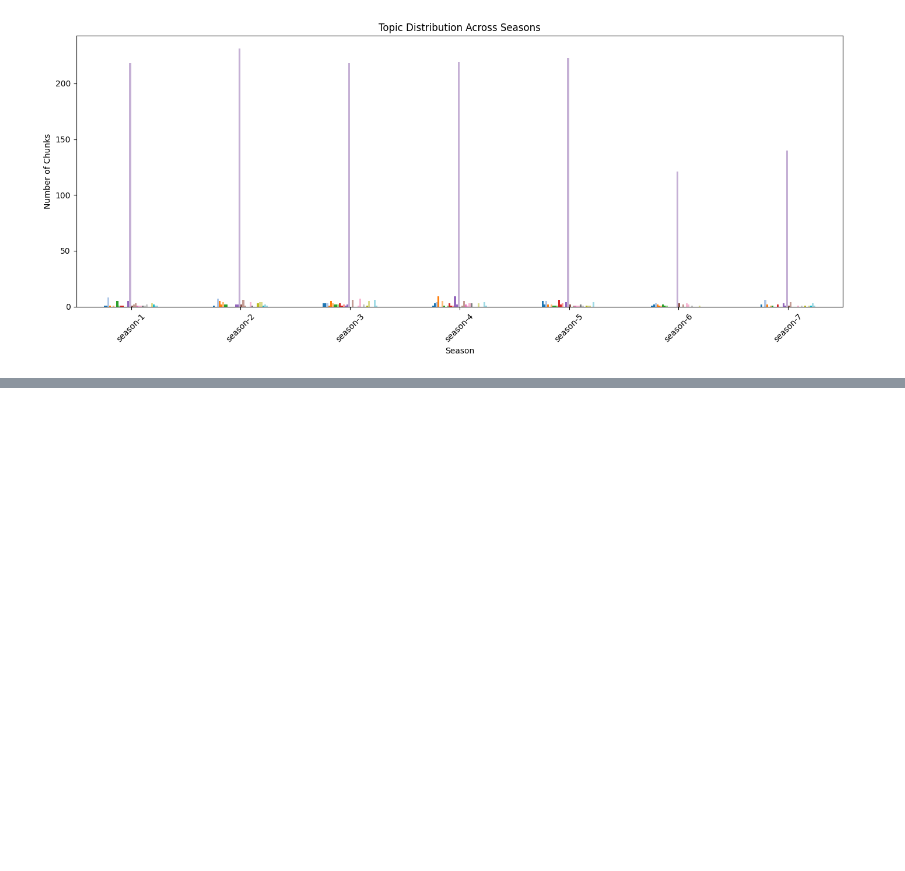
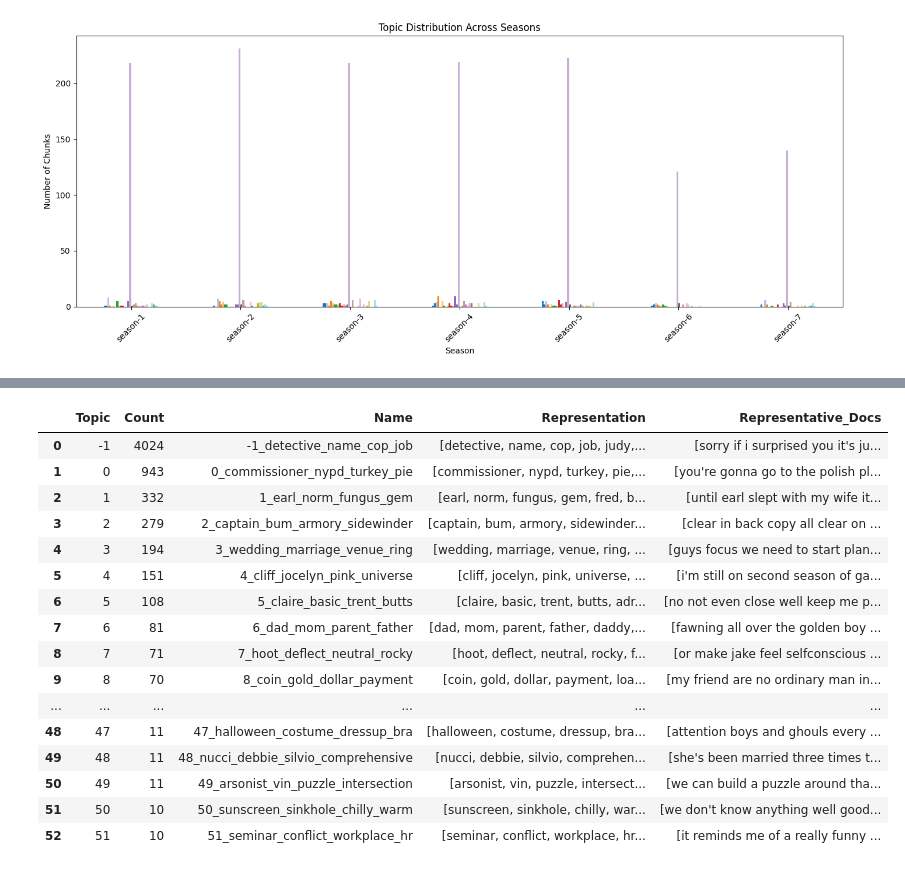
Before and after one commit to michelle-lo/Sitcom-Topic-Modeling, a Jupyter notebook: Brooklyn99_Topic_Modeling.ipynb, the cells around one changed output, grey strips where cells are left out. Cells and saved outputs as stored; diff of their text form; code cells hidden in the pictures; blank space fills up the shorter version.

```diff
--- a/Brooklyn99_Topic_Modeling.ipynb
+++ b/Brooklyn99_Topic_Modeling.ipynb
@@ -737,0 +852,26 @@ Requirement already satisfied: mdurl~=0.1 in /usr/local/lib/python3.12/dist-pack
+# %%
+embedding_model = SentenceTransformer('all-MiniLM-L6-v2')
+
+hdbscan_model = HDBSCAN(
+    min_cluster_size=10,
+    prediction_data=True
+)
+
+umap_model = UMAP(
+    n_neighbors=15,
+    n_components=5,
+    min_dist=0.0,
+    random_state=42  # for reproducibility
+)
+
+ctfidf_model = ClassTfidfTransformer(reduce_frequent_words=True)
+
+topic_model_enhanced = BERTopic(
+    embedding_model=embedding_model,
+    umap_model=umap_model,
+    hdbscan_model=hdbscan_model,
+    vectorizer_model=vectorizer,
+    ctfidf_model=ctfidf_model,
+    nr_topics='auto',
+    verbose=True
+)
@@ -737,0 +886,7 @@ Requirement already satisfied: mdurl~=0.1 in /usr/local/lib/python3.12/dist-pack
+# %%
+# fitting the model
+topics, probs = topic_model_enhanced.fit_transform(docs)
+
+outlier_count = sum(t == -1 for t in topics)
+print(f"Outliers: {outlier_count}/{len(topics)} ({outlier_count/len(topics):.1%})")
+print(topic_model_enhanced.get_topic_info())
@@ -737,0 +923,20 @@ Requirement already satisfied: mdurl~=0.1 in /usr/local/lib/python3.12/dist-pack
+# %%
+topic_model_enhanced.get_topic_info()
+# %% [output]
+|  | Topic | Count | Name | Representation | Representative_Docs |
+| 0 | -1 | 4024 | -1_detective_name_cop_job | [detective, name, cop, job, judy,... | [sorry if i surprised you it's ju... |
+| 1 | 0 | 943 | 0_commissioner_nypd_turkey_pie | [commissioner, nypd, turkey, pie,... | [you're gonna go to the polish pl... |
+| 2 | 1 | 332 | 1_earl_norm_fungus_gem | [earl, norm, fungus, gem, fred, b... | [until earl slept with my wife it... |
+| 3 | 2 | 279 | 2_captain_bum_armory_sidewinder | [captain, bum, armory, sidewinder... | [clear in back copy all clear on ... |
+| 4 | 3 | 194 | 3_wedding_marriage_venue_ring | [wedding, marriage, venue, ring, ... | [guys focus we need to start plan... |
+| 5 | 4 | 151 | 4_cliff_jocelyn_pink_universe | [cliff, jocelyn, pink, universe, ... | [i'm still on second season of ga... |
+| 6 | 5 | 108 | 5_claire_basic_trent_butts | [claire, basic, trent, butts, adr... | [no not even close well keep me p... |
+| 7 | 6 | 81 | 6_dad_mom_parent_father | [dad, mom, parent, father, daddy,... | [fawning all over the golden boy ... |
+| 8 | 7 | 71 | 7_hoot_deflect_neutral_rocky | [hoot, deflect, neutral, rocky, f... | [or make jake feel selfconscious ... |
+| 9 | 8 | 70 | 8_coin_gold_dollar_payment | [coin, gold, dollar, payment, loa... | [my friend are no ordinary man in... |
+| ... | ... | ... | ... | ... | ... |
+| 48 | 47 | 11 | 47_halloween_costume_dressup_bra | [halloween, costume, dressup, bra... | [attention boys and ghouls every ... |
+| 49 | 48 | 11 | 48_nucci_debbie_silvio_comprehensive | [nucci, debbie, silvio, comprehen... | [she's been married three times t... |
+| 50 | 49 | 11 | 49_arsonist_vin_puzzle_intersection | [arsonist, vin, puzzle, intersect... | [we can build a puzzle around tha... |
+| 51 | 50 | 10 | 50_sunscreen_sinkhole_chilly_warm | [sunscreen, sinkhole, chilly, war... | [we don't know anything well good... |
+| 52 | 51 | 10 | 51_seminar_conflict_workplace_hr | [seminar, conflict, workplace, hr... | [it reminds me of a really funny ... |
```
Also changed, not shown: parts of 57 cells of this notebook.
